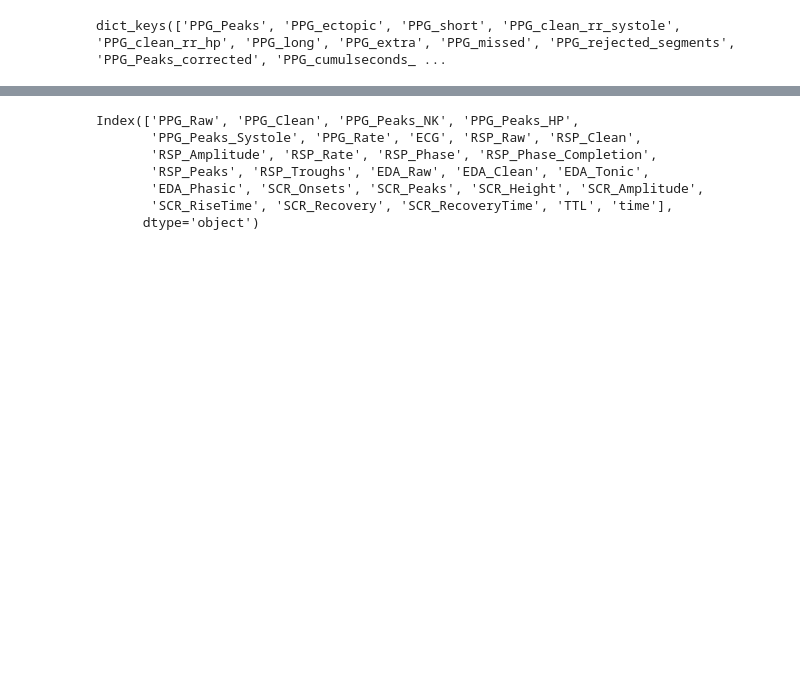
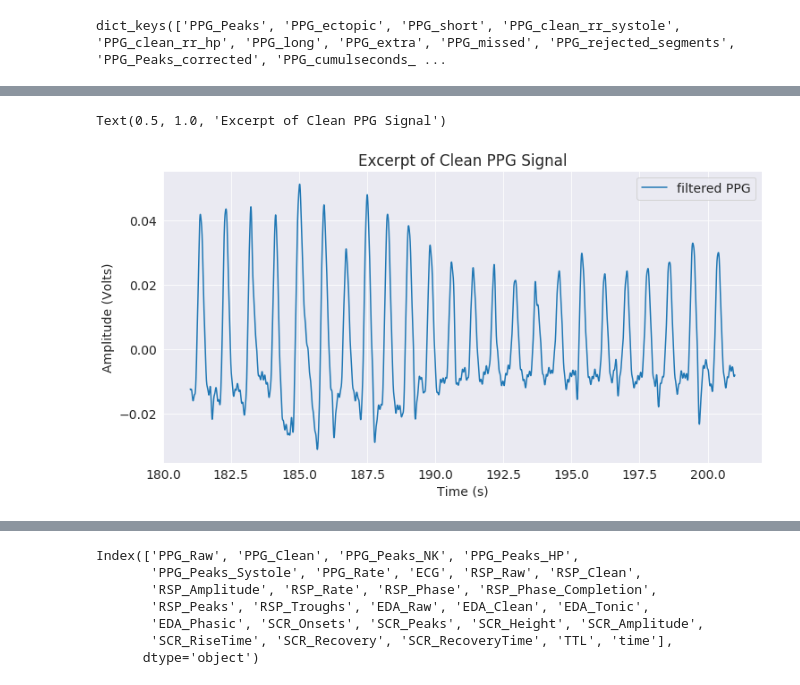
Before and after one commit to sangfrois/ds_prep, a Jupyter notebook: physio/notebooks/cleaning.ipynb, the cells around one changed output, grey strips where cells are left out. Saved outputs shown, nothing was run; the diff lists cells and outputs as text; code cells hidden in the pictures; blank space fills up the shorter version.

```diff
--- a/physio/notebooks/cleaning.ipynb
+++ b/physio/notebooks/cleaning.ipynb
@@ -151,0 +228,8 @@ Loading BokehJS ...
+# %%
+signal = bio_df['PPG']
+downsampled_interpolation = nk.signal_resample(signal, method="interpolation",
+                                               sampling_rate=10000,desired_sampling_rate=1000)
+# %%
+filt = nk.signal_filter(signal, fs, lowcut=0.5, highcut=8, order=3)
+interp = nk.signal_filter(downsampled_interpolation, 1000, lowcut=0.5, highcut=40, order=3)
+detrend = nk.signal_detrend(signal, order=2 )
@@ -151,0 +244,9 @@ Loading BokehJS ...
+# %%
+df_filt = pd.DataFrame({'time': bio_df['time'], 'filtered PPG':filt})
+df_filt[1900000:2100000].plot(x='time')
+plt.ylabel('Amplitude (Volts)')
+plt.xlabel('Time (s)')
+plt.title("Excerpt of Clean PPG Signal")
+# %% [output]
+Text(0.5, 1.0, 'Excerpt of Clean PPG Signal')
+[figure, added]
```
Also changed, not shown: parts of 67 cells of this notebook, 6 other files.
